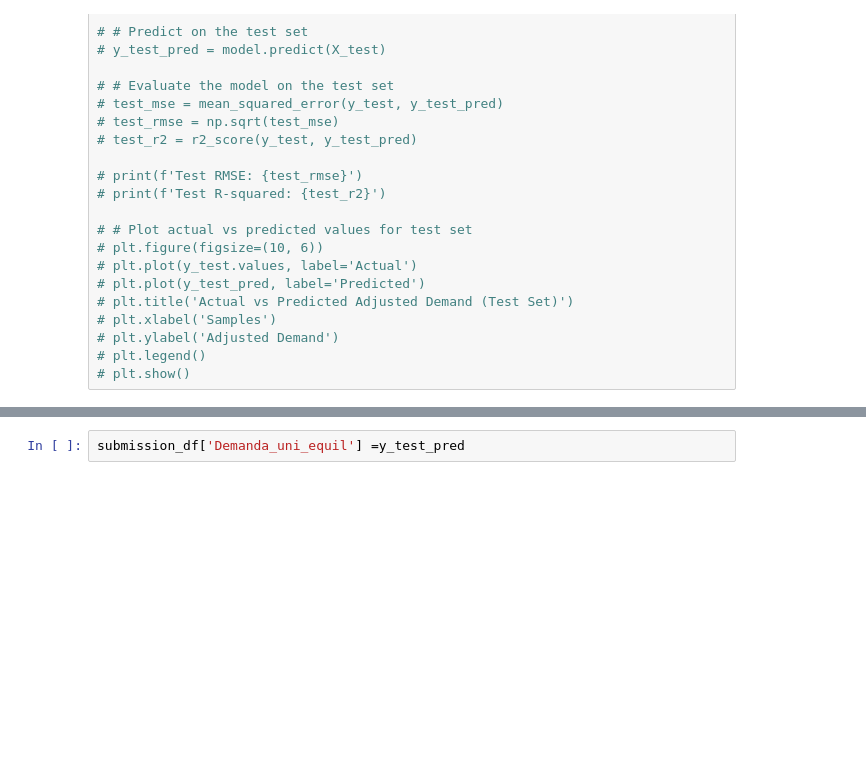
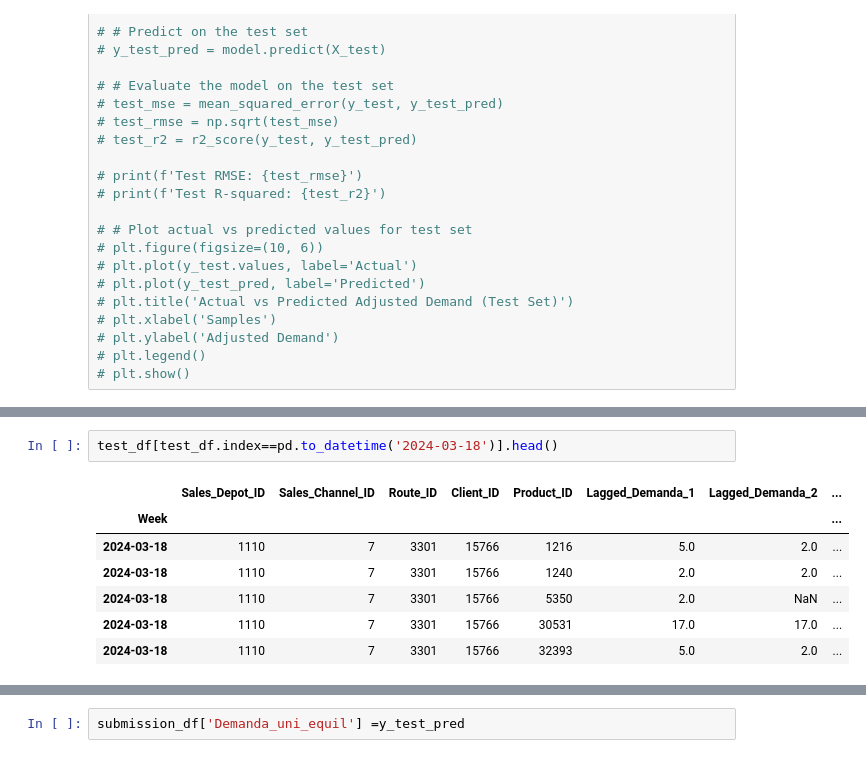
Before and after one commit to agshiv92/Azure_ML_project-2, a Jupyter notebook: group-bimbo-predictive-model.ipynb, the cells around one changed output, grey strips where cells are left out. Cells and saved outputs as stored; diff of their text form; blank space fills up the shorter version.

```diff
--- a/group-bimbo-predictive-model.ipynb
+++ b/group-bimbo-predictive-model.ipynb
@@ -743,0 +741,10 @@ y_test_pred = model.predict(test_df)
+# %%
+test_df[test_df.index==pd.to_datetime('2024-03-18')].head()
+# %% [output]
+|  | Sales_Depot_ID | Sales_Channel_ID | Route_ID | Client_ID | Product_ID | Lagged_Demanda_1 | Lagged_Demanda_2 | ... |
+| Week |  |  |  |  |  |  |  | ... |
+| 2024-03-18 | 1110 | 7 | 3301 | 15766 | 1216 | 5.0 | 2.0 | ... |
+| 2024-03-18 | 1110 | 7 | 3301 | 15766 | 1240 | 2.0 | 2.0 | ... |
+| 2024-03-18 | 1110 | 7 | 3301 | 15766 | 5350 | 2.0 | NaN | ... |
+| 2024-03-18 | 1110 | 7 | 3301 | 15766 | 30531 | 17.0 | 17.0 | ... |
+| 2024-03-18 | 1110 | 7 | 3301 | 15766 | 32393 | 5.0 | 2.0 | ... |
```
Also changed, not shown: parts of 17 cells of this notebook.
